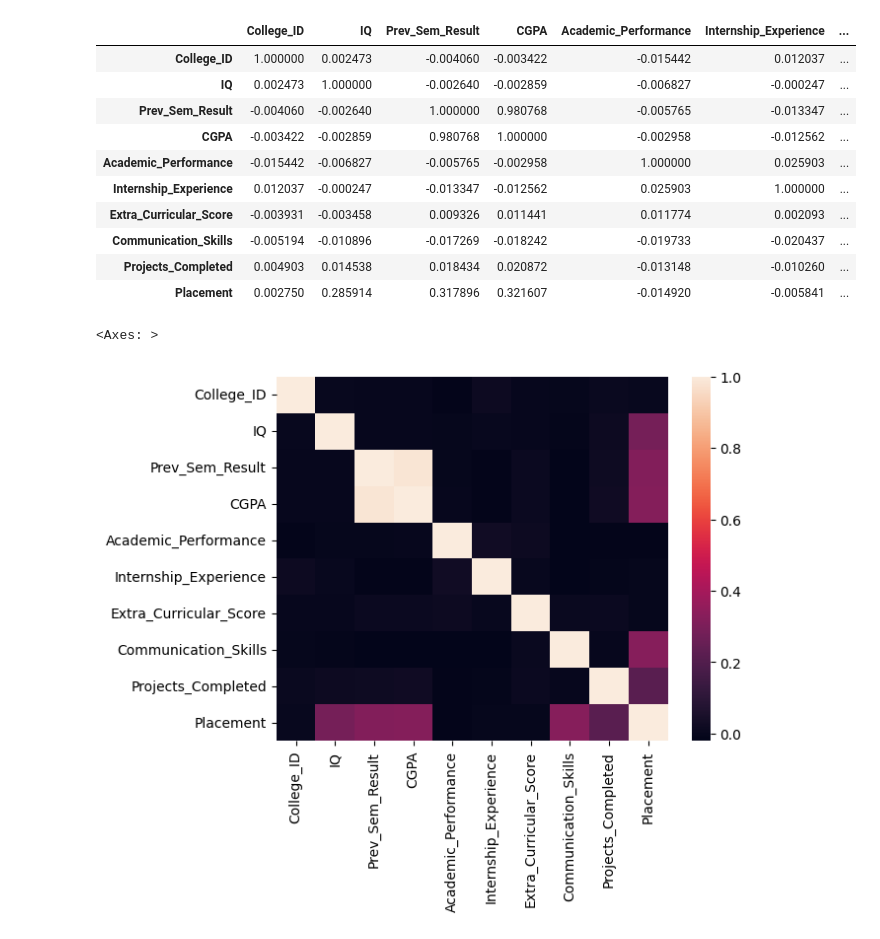
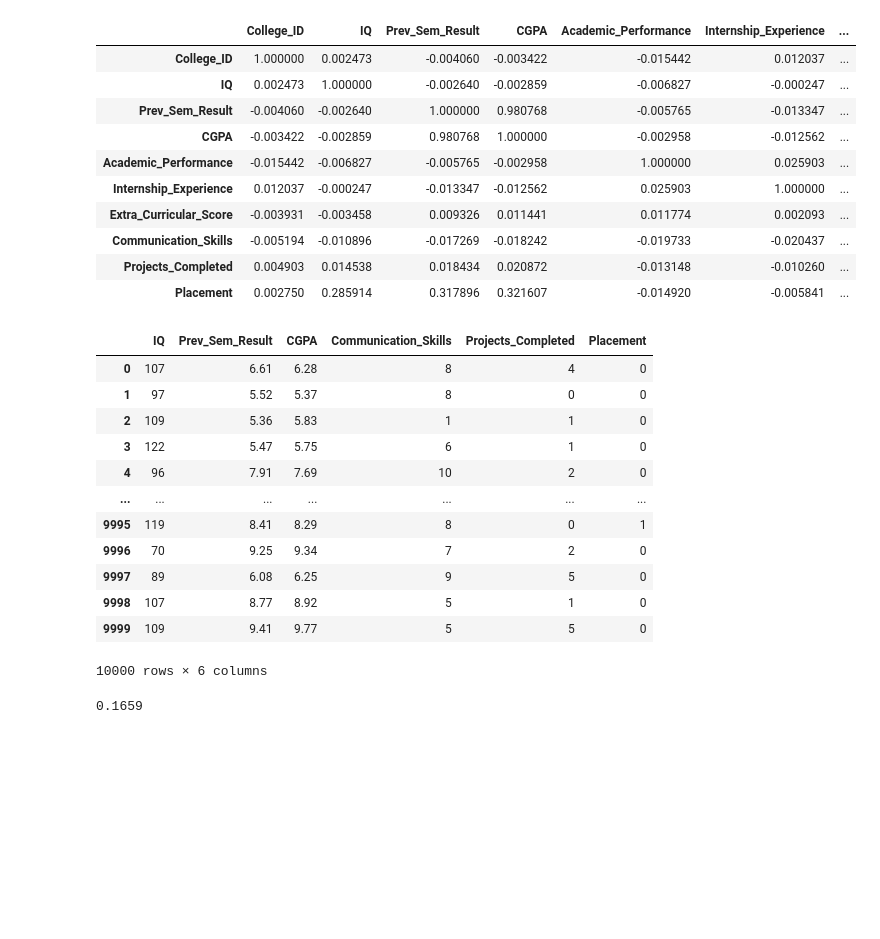
Before and after one commit to Arinjai-gupt/DS-Project-1, a Jupyter notebook: ds-project-1.ipynb, the cells around one changed output. Cells and saved outputs as stored; diff of their text form; code cells hidden in the pictures; blank space fills up the shorter version.

Commit message:
Kaggle Notebook | DS-Project-1 | Version 6

```diff
--- a/ds-project-1.ipynb
+++ b/ds-project-1.ipynb
@@ -87,8 +87,21 @@ corr_matrix
 | Communication_Skills | -0.005194 | -0.010896 | -0.017269 | -0.018242 | -0.019733 | -0.020437 | ... |
 | Projects_Completed | 0.004903 | 0.014538 | 0.018434 | 0.020872 | -0.013148 | -0.010260 | ... |
 | Placement | 0.002750 | 0.285914 | 0.317896 | 0.321607 | -0.014920 | -0.005841 | ... |
-# %%
-sns.heatmap(corr_matrix)
-# %% [output]
-<Axes: >
-[figure, removed]
+# %%
+feature_selected_data = data[[data.columns[1],data.columns[2],data.columns[3],data.columns[7],data.columns[8],data.columns[9]]]
+# %%
+feature_selected_data
+# %% [output]
+|  | IQ | Prev_Sem_Result | CGPA | Communication_Skills | Projects_Completed | Placement |
+| 0 | 107 | 6.61 | 6.28 | 8 | 4 | 0 |
+| 1 | 97 | 5.52 | 5.37 | 8 | 0 | 0 |
+| 2 | 109 | 5.36 | 5.83 | 1 | 1 | 0 |
+| 3 | 122 | 5.47 | 5.75 | 6 | 1 | 0 |
+| 4 | 96 | 7.91 | 7.69 | 10 | 2 | 0 |
+| ... | ... | ... | ... | ... | ... | ... |
+| 9995 | 119 | 8.41 | 8.29 | 8 | 0 | 1 |
+| 9996 | 70 | 9.25 | 9.34 | 7 | 2 | 0 |
+| 9997 | 89 | 6.08 | 6.25 | 9 | 5 | 0 |
+| 9998 | 107 | 8.77 | 8.92 | 5 | 1 | 0 |
+| 9999 | 109 | 9.41 | 9.77 | 5 | 5 | 0 |
+10000 rows × 6 columns
@@ -94,0 +110,4 @@ sns.heatmap(corr_matrix)
+# %%
+placement_equals_1
+# %% [output]
+0.1659
```
Also changed, not shown: parts of 2 cells of this notebook.
